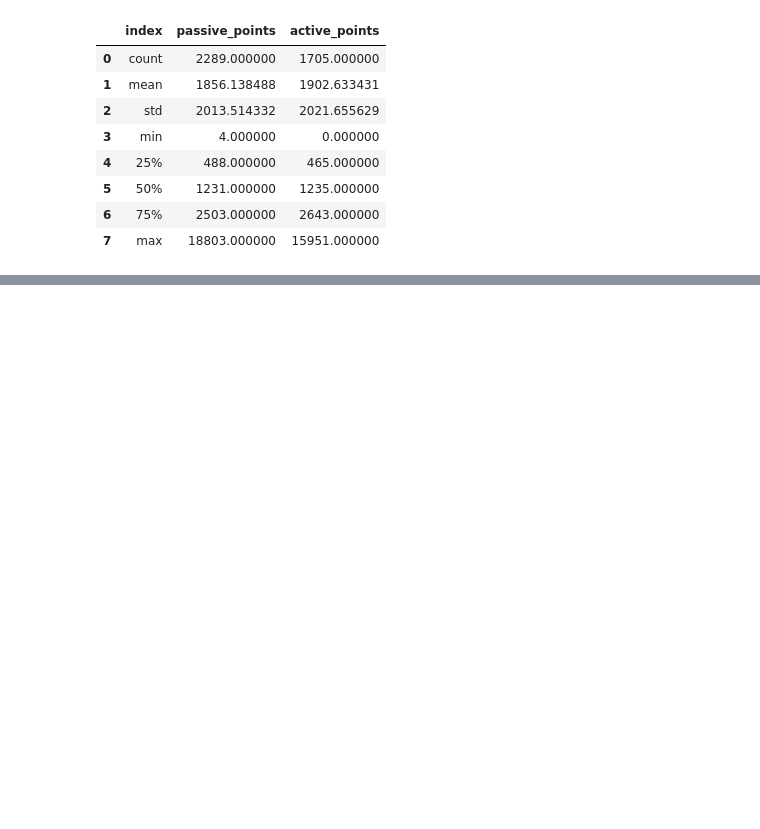
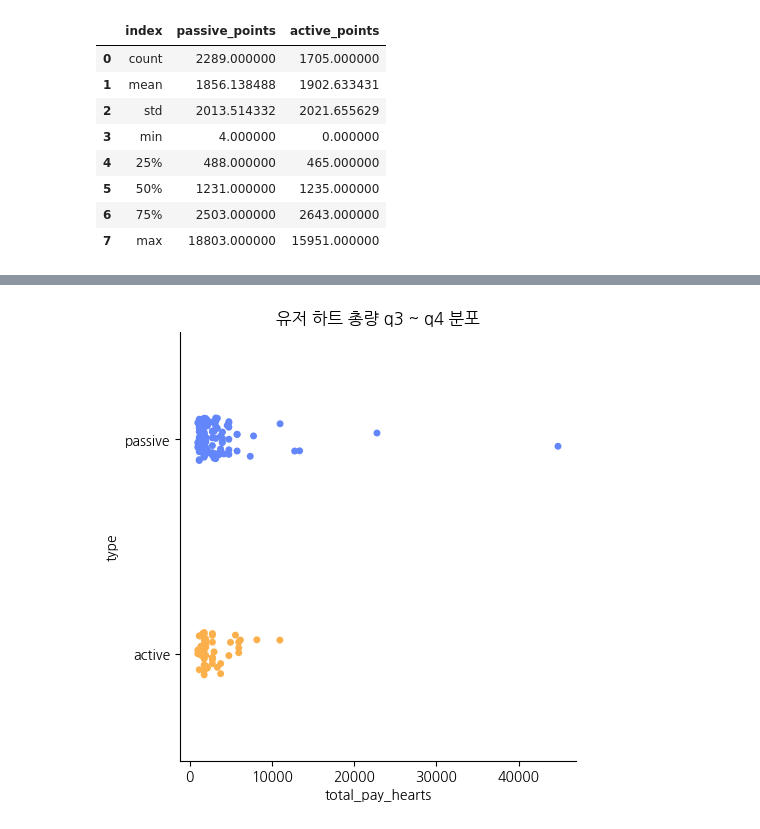
Before and after one commit to EtheriumArchive/Codeit_project, a Jupyter notebook: analysis_eunsu_v2.ipynb, the cells around one changed output, grey strips where cells are left out. Saved outputs shown, nothing was run; the diff lists cells and outputs as text; code cells hidden in the pictures; blank space fills up the shorter version.

```diff
--- a/analysis_eunsu_v2.ipynb
+++ b/analysis_eunsu_v2.ipynb
@@ -230,0 +349,17 @@ sns.boxplot(data=active_accounts_user, y='point')
+# %%
+# 하트 75% ~ 비교
+# np.percentile(passive_total_pay['total_pay_hearts'], 75)
+passive_q3_pay = passive_total_pay[passive_total_pay['total_pay_hearts'] > 977]
+active_q3_pay = active_total_pay[active_total_pay['total_pay_hearts'] > 977]
+
+passive_q3_pay['type'] = 'passive'
+active_q3_pay['type'] = 'active'
+
+q3_pay = pd.concat([passive_q3_pay, active_q3_pay])
+
+heart_colors = ["#6386fa", "#fcb04c"]
+sns.catplot(data=q3_pay, x='total_pay_hearts', y='type', hue='type', palette=heart_colors)
+plt.title('유저 하트 총량 q3 ~ q4 분포')
+plt.show()
+# %% [output]
+[figure, added]
```
Also changed, not shown: parts of 17 cells of this notebook.
